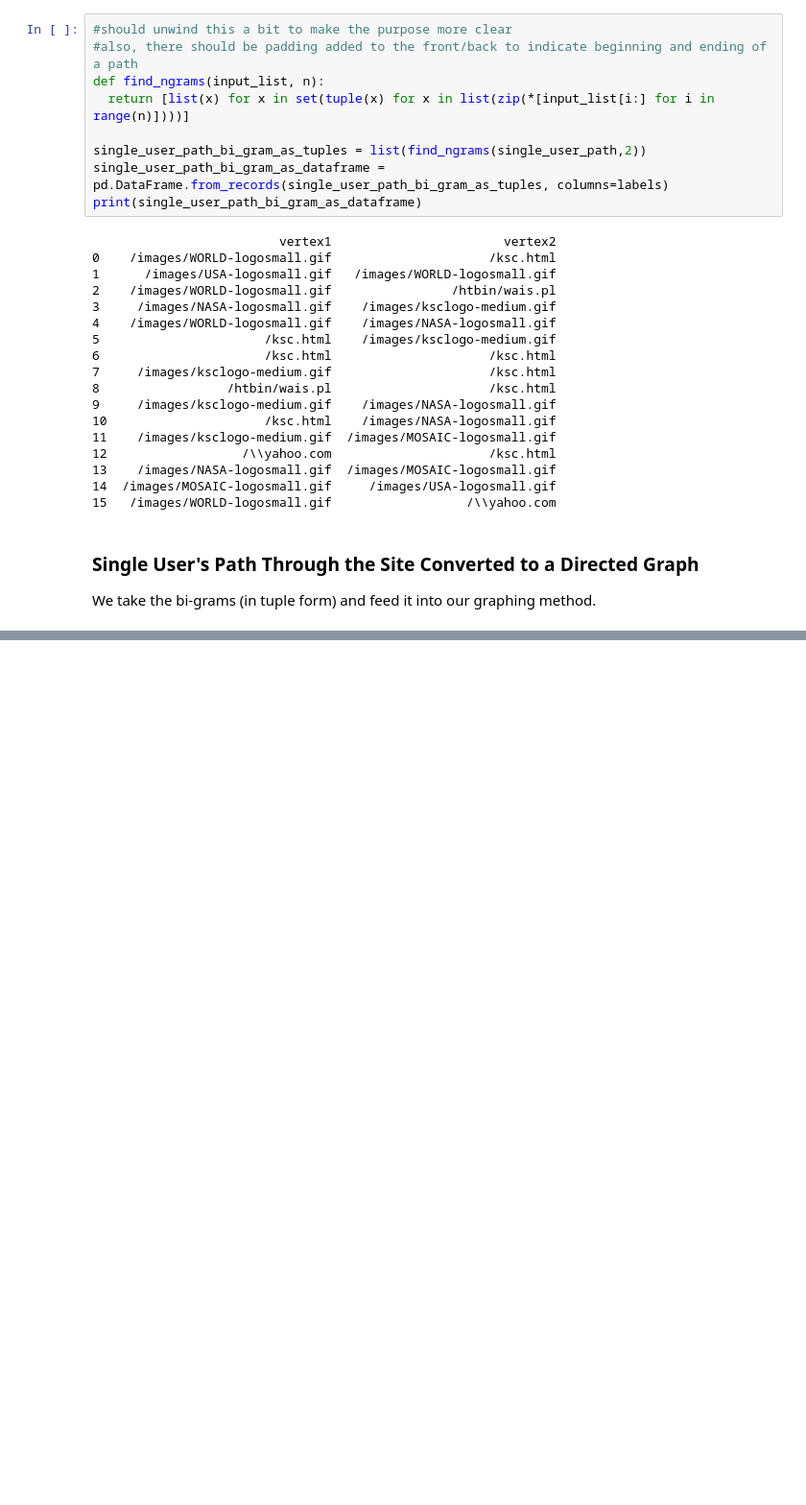
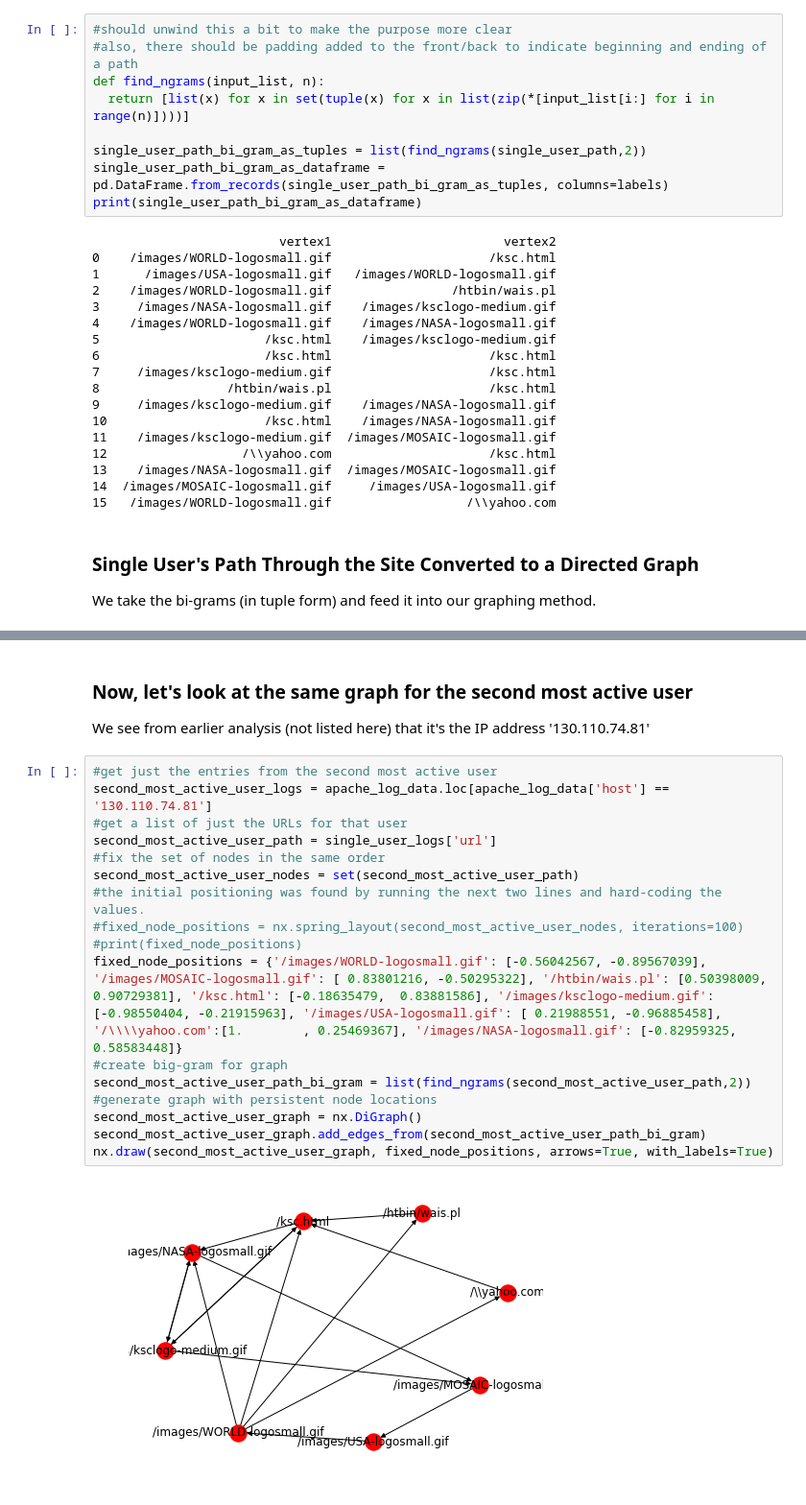
Before and after one commit to robertwatkins/playground-robert, a Jupyter notebook: Python/Jupyter/apache/ApacheNGram.ipynb, the cells around one changed output, grey strips where cells are left out. Shown at 96% size. Drawn from its saved outputs; the diff is of its cells as text; blank space fills up the shorter version.

```diff
--- a/Python/Jupyter/apache/ApacheNGram.ipynb
+++ b/Python/Jupyter/apache/ApacheNGram.ipynb
@@ -95,0 +96,22 @@ nx.draw(Graph, arrows=True, with_labels=True)
+# %% [markdown]
+### Now, let's look at the same graph for the second most active user
+We see from earlier analysis (not listed here) that it's the IP address '130.110.74.81'
+# %%
+#get just the entries from the second most active user
+second_most_active_user_logs = apache_log_data.loc[apache_log_data['host'] == '130.110.74.81']
+#get a list of just the URLs for that user
+second_most_active_user_path = single_user_logs['url']
+#fix the set of nodes in the same order
+second_most_active_user_nodes = set(second_most_active_user_path)
+#the initial positioning was found by running the next two lines and hard-coding the values.
+#fixed_node_positions = nx.spring_layout(second_most_active_user_nodes, iterations=100)
+#print(fixed_node_positions)
+fixed_node_positions = {'/images/WORLD-logosmall.gif': [-0.56042567, -0.89567039], '/images/MOSAIC-logosmall.gif': [ 0.83801216, -0.50295322], '/htbin/wais.pl': [0.50398009, 0.90729381], '/ksc.html': [-0.18635479,  0.83881586], '/images/ksclogo-medium.gif': [-0.98550404, -0.21915963], '/images/USA-logosmall.gif': [ 0.21988551, -0.96885458], '/\\\\yahoo.com':[1.        , 0.25469367], '/images/NASA-logosmall.gif': [-0.82959325,  0.58583448]}
+#create big-gram for graph
+second_most_active_user_path_bi_gram = list(find_ngrams(second_most_active_user_path,2))
+#generate graph with persistent node locations
+second_most_active_user_graph = nx.DiGraph()
+second_most_active_user_graph.add_edges_from(second_most_active_user_path_bi_gram)
+nx.draw(second_most_active_user_graph, fixed_node_positions, arrows=True, with_labels=True)
+# %% [output]
+[figure, added]
```
Also changed, not shown: parts of 5 cells of this notebook.
